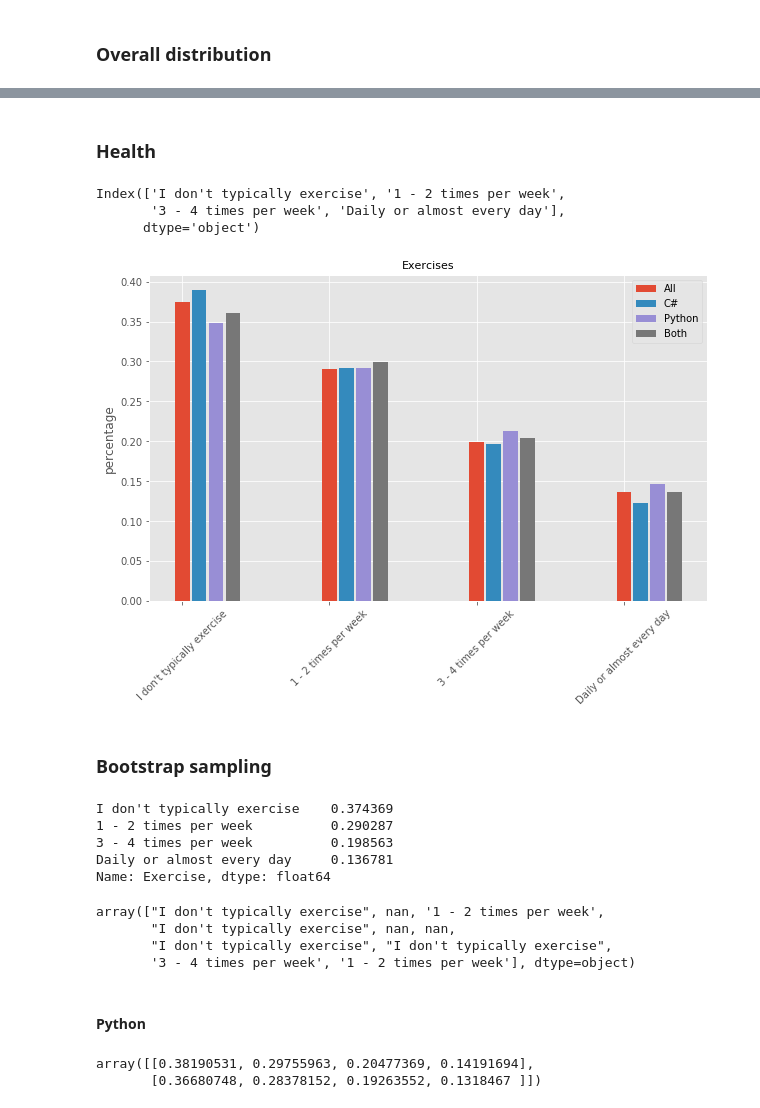
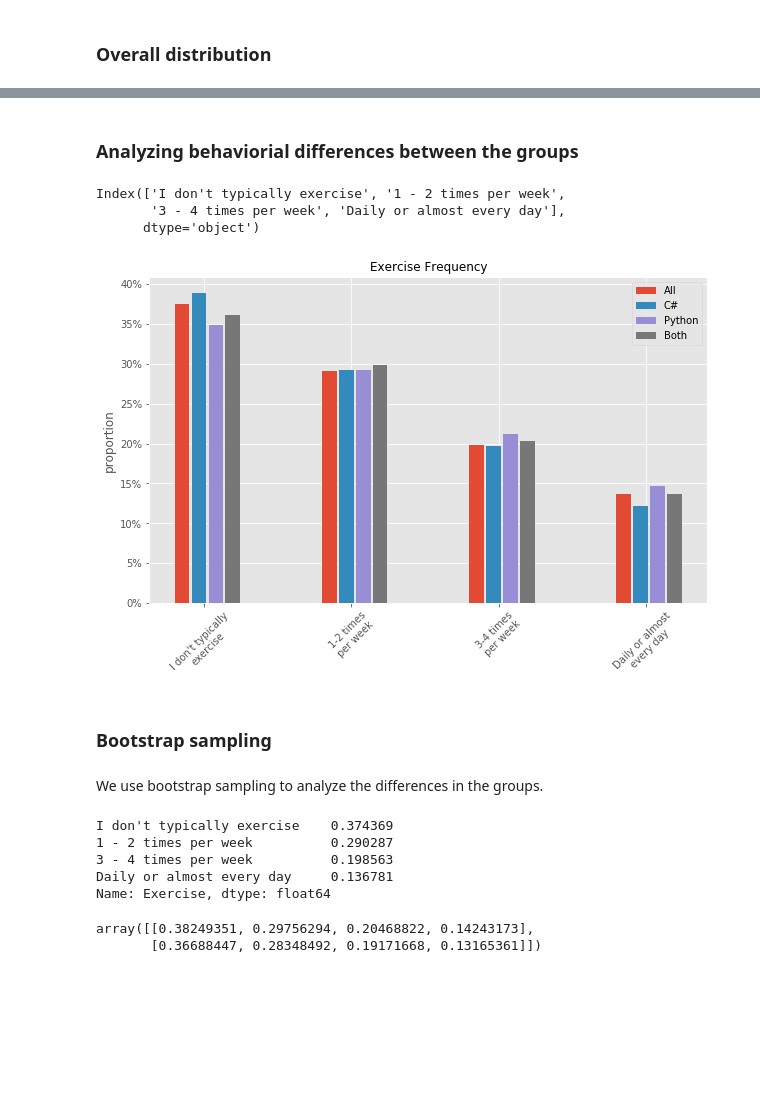
Before and after one commit to huli/the-transparent-coder, a Jupyter notebook: in_depth.ipynb, the cells around one changed output, grey strips where cells are left out. Drawn from its saved outputs; the diff is of its cells as text; code cells hidden in the pictures; blank space fills up the shorter version.

```diff
--- a/in_depth.ipynb
+++ b/in_depth.ipynb
@@ -13,6 +16,7 @@ for language in ['C#', 'Python']:
     data2018[language] = data2018['LanguageWorkedWith'].map(lambda c: language in str(c).split(';'))
 # %%
 def csharp_or_python(col):
+    ''' Helper functions for creating unique column'''
     if col['C#'] and col['Python']:
         return 'Both'
     elif col['C#']:
@@ -71,10 +64,0 @@ plt.show()
-# %%
-plt.style.use('ggplot')
-
-fig, ax = plt.subplots(1, figsize=(6, 6))
-wedges, texts, autotexts = ax.pie(group_count.sort_values(), startangle=-20, explode=(0.005,0.005,0.005,0.01),
-       textprops=dict(color='black', fontsize='12'), autopct='%1.1f%%', labels = group_count.sort_values().index)
-
-plt.setp(autotexts, size=12, weight='normal', color='white')
-ax.axis('equal')
-plt.show()
@@ -83,3 +65,3 @@ plt.show()
-# %% [markdown]
-### Health
+# %% [markdown]
+### Analyzing behaviorial differences between the groups
 # %%
@@ -93,28 +74,30 @@ Index(['I don't typically exercise', '1 - 2 times per week',
 # %%
+# Plot the exercise behavior of the different groups
 fig, ax = plt.subplots(1, figsize=(10, 6))
-
 positions = [1,3,5,7]
 width = .2
 padding = .03
 ax.bar(positions, data2018['Exercise'].value_counts(normalize=True), width=width)
 ax.bar([p+width+padding for p in positions],
        data2018.loc[data2018[combined_column] == 'C#', 'Exercise'].value_counts(normalize=True), width=width)
 ax.bar([p+2*width+2*padding for p in positions],
        data2018.loc[data2018[combined_column] == 'Python', 'Exercise'].value_counts(normalize=True),
        width=width, label='foo')
 ax.bar([p+3*width+3*padding for p in positions],
        data2018.loc[data2018[combined_column] == 'Both', 'Exercise'].value_counts(normalize=True),
-       width=width, label='foo')
-
-ax.set_ylabel('percentage')
-ax.set_xticks([1,3,5,7])
-ax.set_xticklabels(data2018.loc[:, 'Exercise'].value_counts(normalize=True).index,
+       width=width)
+ax.set_ylabel('proportion')
+ax.set_xticks([i+0.3 for i in [1,3,5,7]])
+ax.set_xticklabels(['I don\'t typically\nexercise', '1-2 times\nper week','3-4 times\nper week','Daily or almost\nevery day'],
                   rotation=45)
-plt.title('Exercises', fontsize=11)
+ax.yaxis.set_major_formatter(plt.FuncFormatter(lambda x, _ : locale.format_string("%d%%", x*100)))
+plt.title('Exercise Frequency', fontsize=12)
 plt.legend(['All', 'C#', 'Python', 'Both'])
 plt.show()
 # %% [output]
-[figure, old version]
+[figure, new version]
 # %% [markdown]
 ### Bootstrap sampling
+# %% [markdown]
+We use bootstrap sampling to analyze the differences in the groups.
 # %%
@@ -126,13 +110,4 @@ I don't typically exercise    0.374369
 3 - 4 times per week          0.198563
 Daily or almost every day     0.136781
 Name: Exercise, dtype: float64
-# %%
-np.random.choice(distribution, 10)
-# %% [output]
-array(["I don't typically exercise", nan, '1 - 2 times per week',
-       "I don't typically exercise", nan, nan,
-       "I don't typically exercise", "I don't typically exercise",
-       '3 - 4 times per week', '1 - 2 times per week'], dtype=object)
-# %% [markdown]
-#### Python
 # %%
@@ -142,9 +118,10 @@ generated_distributions = [np.random.choice(distribution, sum(data2018[combined_
 distribution_percentages = [pd.Series(generated_distributions[d]).value_counts(normalize=True).values for d in range(1000)]
 # %%
+# Plot the conficence intervals
 percentiles = np.percentile(distribution_percentages, [97.5, 2.5], axis=0)
 percentiles
 # %% [output]
-array([[0.38190531, 0.29755963, 0.20477369, 0.14191694],
-       [0.36680748, 0.28378152, 0.19263552, 0.1318467 ]])
+array([[0.38249351, 0.29756294, 0.20468822, 0.14243173],
+       [0.36688447, 0.28348492, 0.19171668, 0.13165361]])
 # %%
 import locale
```
Also changed, not shown: parts of 37 cells of this notebook, 1 other file.
